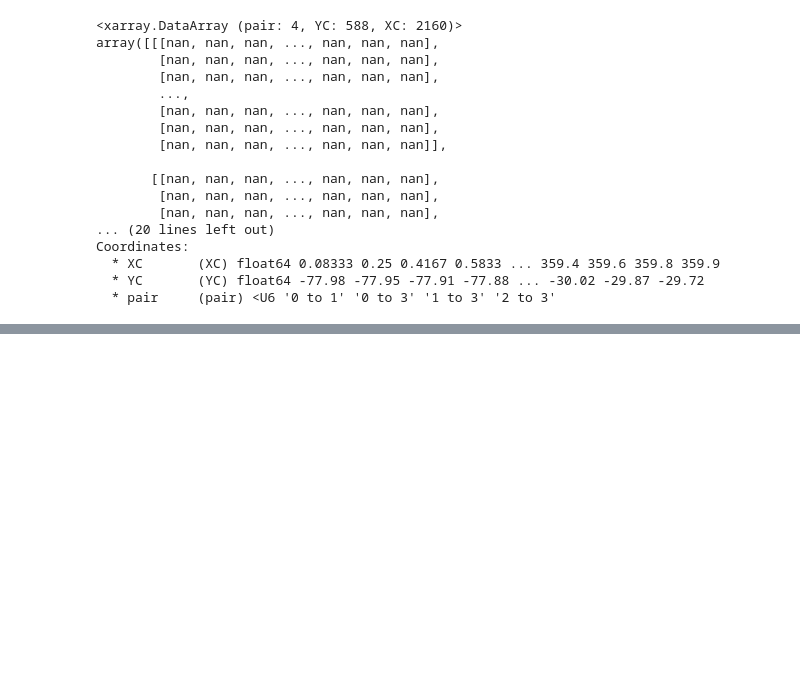
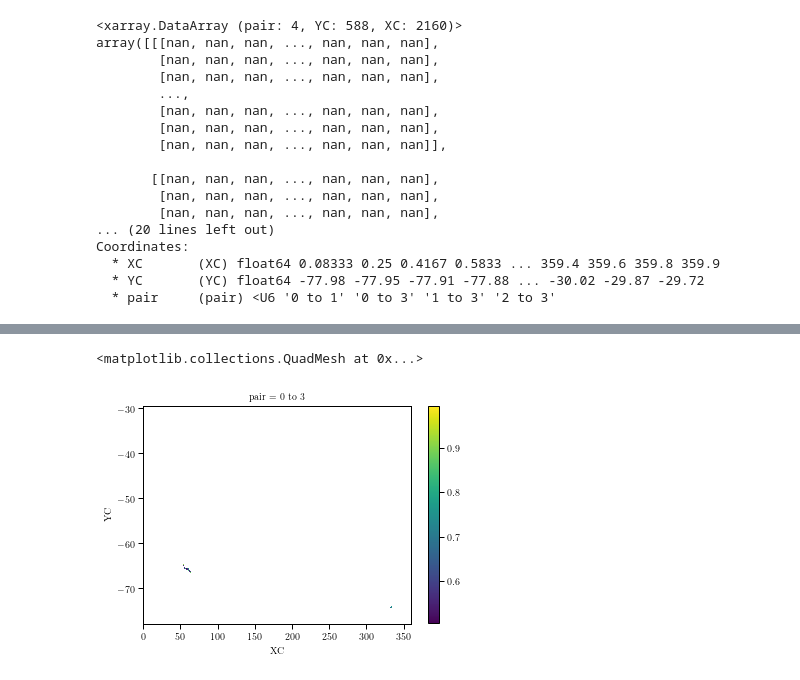
Before and after one commit to sdat2/pyxpcm, a Jupyter notebook: old-ipynb/plot_i_metric.ipynb, the cells around one changed output, grey strips where cells are left out. Drawn from its saved outputs; the diff is of its cells as text; code cells hidden in the pictures; blank space fills up the shorter version.

```diff
--- a/old-ipynb/plot_i_metric.ipynb
+++ b/old-ipynb/plot_i_metric.ipynb
@@ -391,0 +507,5 @@ Coordinates:
+# %%
+da.isel(pair=1).plot()
+# %% [output]
+<matplotlib.collections.QuadMesh at 0x...>
+[figure, added]
```
Also changed, not shown: parts of 9 cells of this notebook, 3 other files.
